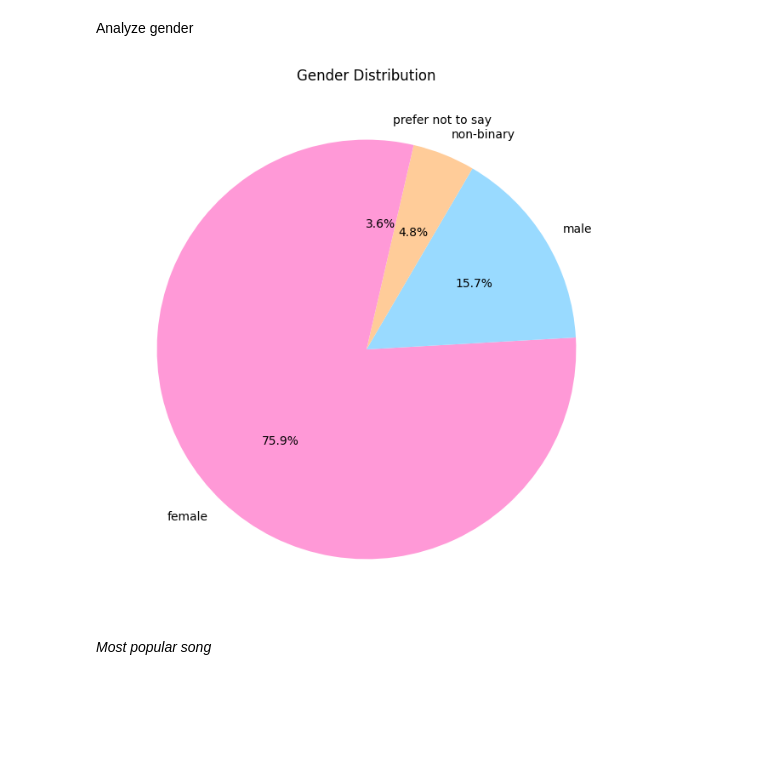
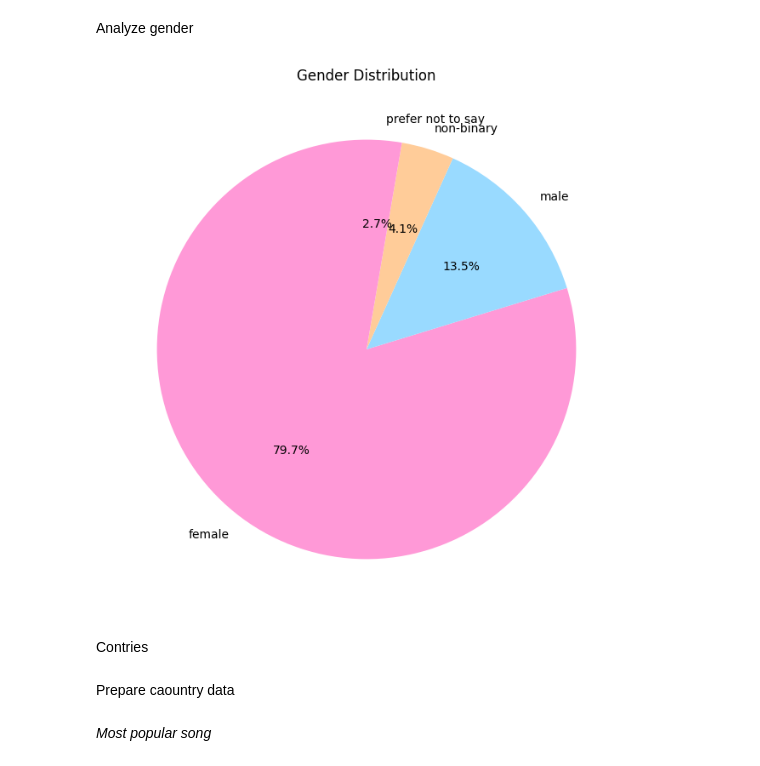
Before and after one commit to Yunnna005/DataAnalytics, a Jupyter notebook: BTS's_songs_analys.ipynb, the cells around one changed output. Saved outputs shown, nothing was run; the diff lists cells and outputs as text; code cells hidden in the pictures; blank space fills up the shorter version.

```diff
--- a/BTS's_songs_analys.ipynb
+++ b/BTS's_songs_analys.ipynb
@@ -368,11 +368,15 @@ print(len(merged_data))
 # %% [markdown]
 Analyze gender
 # %%
-gender_counts = merged_data['Gender'].value_counts()
+gender_counts = survey_data_updated['Gender'].value_counts()
 
 plt.figure(figsize=(8, 8))
 plt.pie(gender_counts, labels=gender_counts.index, autopct='%1.1f%%', startangle=90, colors=['#ff99d7', '#99daff', '#ffcc99'])
 plt.title("Gender Distribution")
 plt.show()
 # %% [output]
-[figure, old version]
+[figure, new version]
+# %% [markdown]
+Contries
+# %% [markdown]
+Prepare caountry data
```
Also changed, not shown: parts of 6 cells of this notebook.
